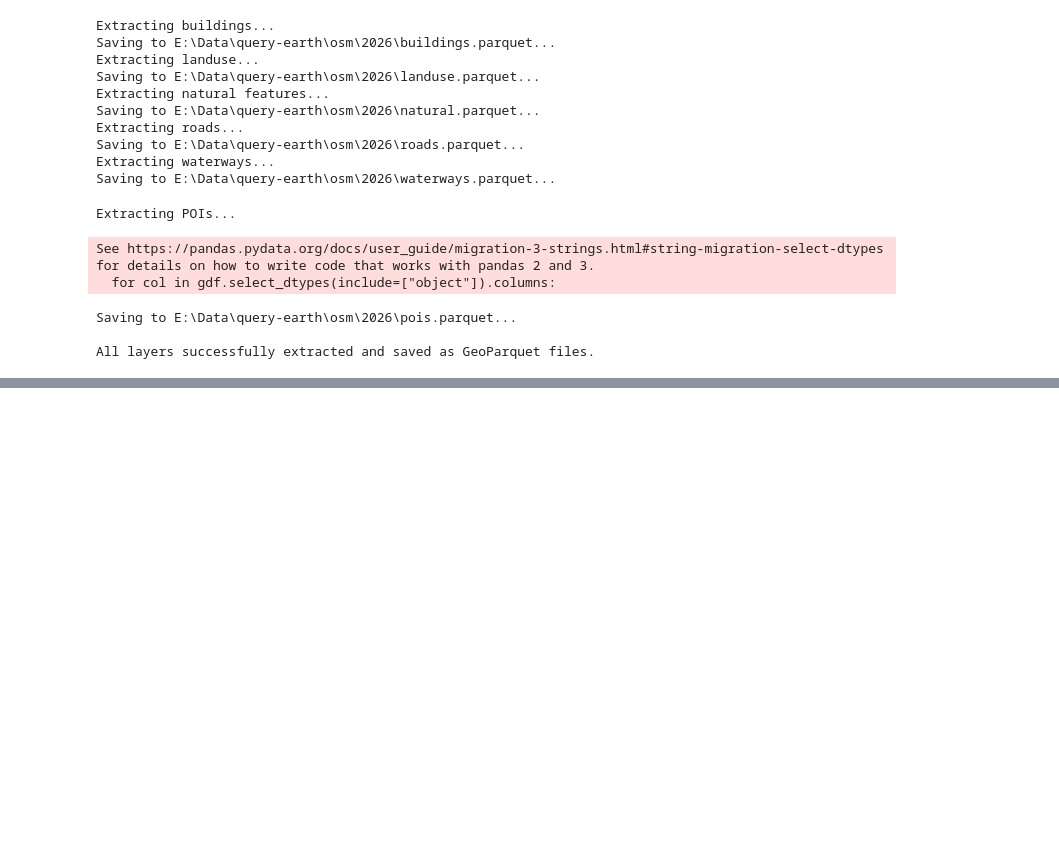
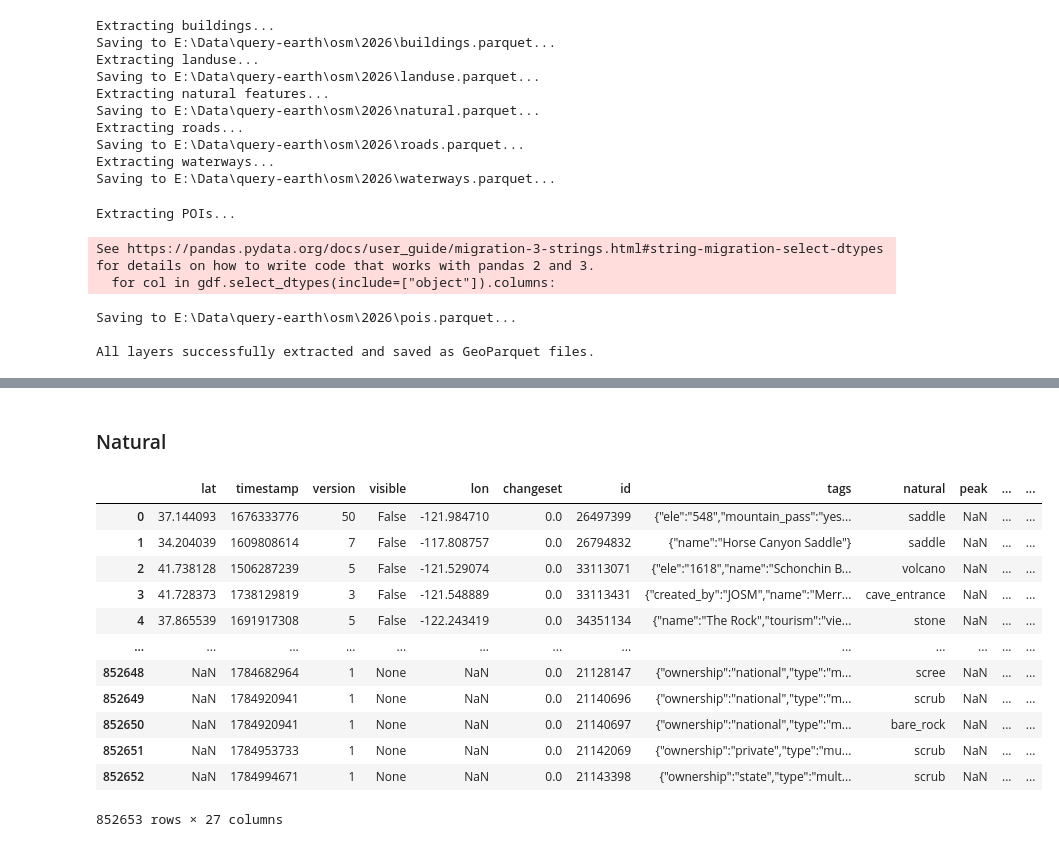
Before and after one commit to sarkarsusanket/esri-earth-search-engine, a Jupyter notebook: call_search_engine.ipynb, the cells around one changed output, grey strips where cells are left out. Cells and saved outputs as stored; diff of their text form; code cells hidden in the pictures; blank space fills up the shorter version.

```diff
--- a/call_search_engine.ipynb
+++ b/call_search_engine.ipynb
@@ -438,0 +429,23 @@ df[df.geometry.geom_type.isin(['Polygon', 'MultiPolygon'])].to_parquet(rf"E:\Dat
+# %% [markdown]
+### Natural
+# %%
+import pandas as pd
+import geopandas as gpd
+
+df = gpd.read_parquet(rf"E:\Data\query-earth\osm\2026\natural.parquet")
+# %%
+df
+# %% [output]
+|  | lat | timestamp | version | visible | lon | changeset | id | tags | natural | peak | ... | ... |
+| 0 | 37.144093 | 1676333776 | 50 | False | -121.984710 | 0.0 | 26497399 | {"ele":"548","mountain_pass":"yes... | saddle | NaN | ... | ... |
+| 1 | 34.204039 | 1609808614 | 7 | False | -117.808757 | 0.0 | 26794832 | {"name":"Horse Canyon Saddle"} | saddle | NaN | ... | ... |
+| 2 | 41.738128 | 1506287239 | 5 | False | -121.529074 | 0.0 | 33113071 | {"ele":"1618","name":"Schonchin B... | volcano | NaN | ... | ... |
+| 3 | 41.728373 | 1738129819 | 3 | False | -121.548889 | 0.0 | 33113431 | {"created_by":"JOSM","name":"Merr... | cave_entrance | NaN | ... | ... |
+| 4 | 37.865539 | 1691917308 | 5 | False | -122.243419 | 0.0 | 34351134 | {"name":"The Rock","tourism":"vie... | stone | NaN | ... | ... |
+| ... | ... | ... | ... | ... | ... | ... | ... | ... | ... | ... | ... | ... |
+| 852648 | NaN | 1784682964 | 1 | None | NaN | 0.0 | 21128147 | {"ownership":"national","type":"m... | scree | NaN | ... | ... |
+| 852649 | NaN | 1784920941 | 1 | None | NaN | 0.0 | 21140696 | {"ownership":"national","type":"m... | scrub | NaN | ... | ... |
+| 852650 | NaN | 1784920941 | 1 | None | NaN | 0.0 | 21140697 | {"ownership":"national","type":"m... | bare_rock | NaN | ... | ... |
+| 852651 | NaN | 1784953733 | 1 | None | NaN | 0.0 | 21142069 | {"ownership":"private","type":"mu... | scrub | NaN | ... | ... |
+| 852652 | NaN | 1784994671 | 1 | None | NaN | 0.0 | 21143398 | {"ownership":"state","type":"mult... | scrub | NaN | ... | ... |
+852653 rows × 27 columns
```
Also changed, not shown: parts of 50 cells of this notebook, 9 other files.
